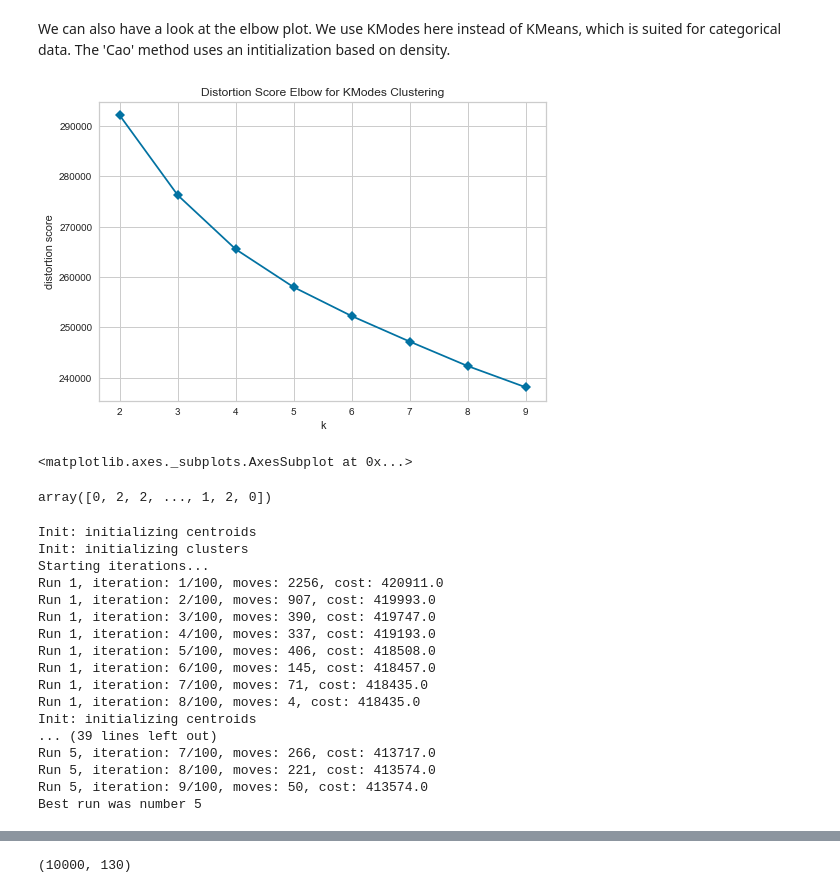
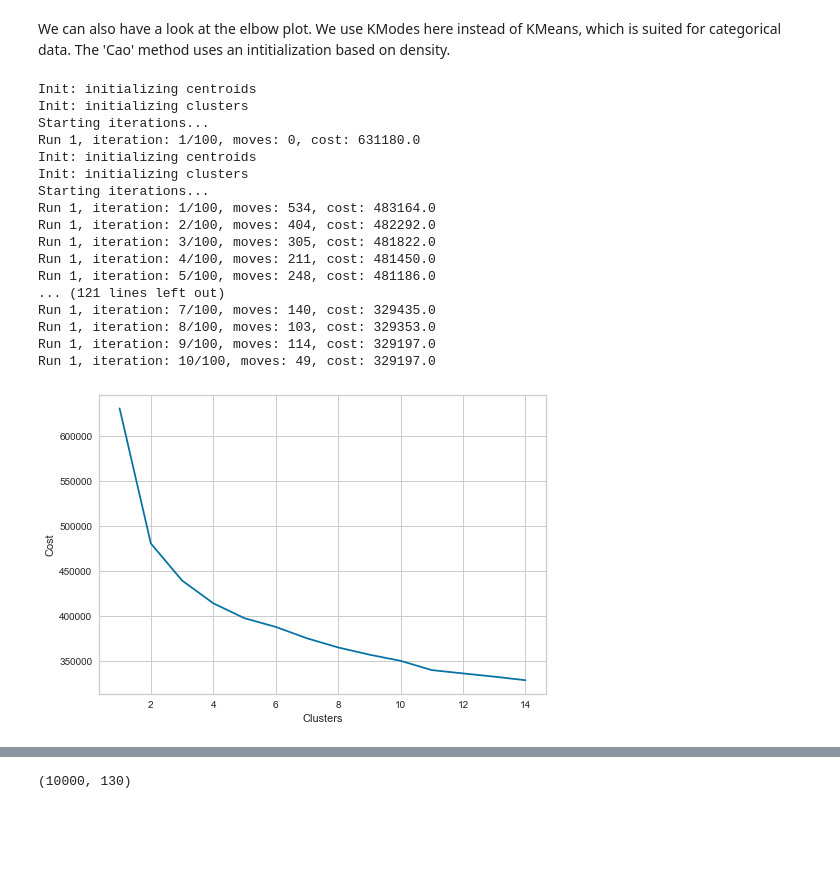
Before and after one commit to bjornite/IN-STK9000, a Jupyter notebook: Project_2/Project2-final.ipynb, the cells around one changed output, grey strips where cells are left out. Saved outputs shown, nothing was run; the diff lists cells and outputs as text; code cells hidden in the pictures; blank space fills up the shorter version.

```diff
--- a/Project_2/Project2-final.ipynb
+++ b/Project_2/Project2-final.ipynb
@@ -47,26 +49,42 @@ plt.show()
 # %% [markdown]
 We can also have a look at the elbow plot. We use KModes here instead of KMeans, which is suited for categorical data. The 'Cao' method uses an intitialization based on density.
 # %%
-from yellowbrick.cluster import KElbowVisualizer
+#model = KModes(init='Cao', n_init = 1, n_jobs=-1)
+visualizer = KElbowVisualizer(model, k=(2,15), timings = False, locate_elbow = False)
+visualizer.fit(observations)        # Fit the data to the visualizer
+visualizer.show(outpath = "Images/kelbow_kmodes.png")
 
-model = KModes(init='Cao', n_init = 1, n_jobs=-1)
-visualizer = KElbowVisualizer(model, k=(2,10), timings = False, locate_elbow = False)
-visualizer.fit(observations)        # Fit the data to the visualizer
-visualizer.show()
+#see python file
-# %% [output]
-[figure, removed]
-<matplotlib.axes._subplots.AxesSubplot at 0x...>
 # %%
 cost = []
-for num_clusters in list(range(1,10)):
+for num_clusters in list(range(1,15)):
     kmode = KModes(n_clusters=num_clusters, init = "Cao", n_init = 1, verbose=1)
     kmode.fit_predict(observations)
     cost.append(kmode.cost_)
 
 y = np.array([i for i in range(1,15,1)])
 plt.plot(y,cost)
 plt.xlabel('Clusters')
 plt.ylabel('Cost')
 plt.show()
+# %% [output]
+Init: initializing centroids
+Init: initializing clusters
+Starting iterations...
+Run 1, iteration: 1/100, moves: 0, cost: 631180.0
+Init: initializing centroids
+Init: initializing clusters
+Starting iterations...
+Run 1, iteration: 1/100, moves: 534, cost: 483164.0
+Run 1, iteration: 2/100, moves: 404, cost: 482292.0
+Run 1, iteration: 3/100, moves: 305, cost: 481822.0
+Run 1, iteration: 4/100, moves: 211, cost: 481450.0
+Run 1, iteration: 5/100, moves: 248, cost: 481186.0
+... (121 lines left out)
+Run 1, iteration: 7/100, moves: 140, cost: 329435.0
+Run 1, iteration: 8/100, moves: 103, cost: 329353.0
+Run 1, iteration: 9/100, moves: 114, cost: 329197.0
+Run 1, iteration: 10/100, moves: 49, cost: 329197.0
+[figure, added]
 # %%
 k = 4
@@ -89,28 +91,4 @@ def find_clusters(X, n_clusters, rseed = 2):
-# %%
-centers, k_clusters = find_clusters(observations, k)
-
-k_clusters
-# %% [output]
-array([0, 2, 2, ..., 1, 2, 0])
 # %%
-km = KModes(n_clusters=k, init='Huang', n_init=5, verbose=1)
+km = KModes(n_clusters=k, init='Cao', verbose=0)
 
-clusters = km.fit_predict(observations)
+clus = km.fit_predict(observations)
-# %% [output]
-Init: initializing centroids
-Init: initializing clusters
-Starting iterations...
-Run 1, iteration: 1/100, moves: 2256, cost: 420911.0
-Run 1, iteration: 2/100, moves: 907, cost: 419993.0
-Run 1, iteration: 3/100, moves: 390, cost: 419747.0
-Run 1, iteration: 4/100, moves: 337, cost: 419193.0
-Run 1, iteration: 5/100, moves: 406, cost: 418508.0
-Run 1, iteration: 6/100, moves: 145, cost: 418457.0
-Run 1, iteration: 7/100, moves: 71, cost: 418435.0
-Run 1, iteration: 8/100, moves: 4, cost: 418435.0
-Init: initializing centroids
-... (39 lines left out)
-Run 5, iteration: 7/100, moves: 266, cost: 413717.0
-Run 5, iteration: 8/100, moves: 221, cost: 413574.0
-Run 5, iteration: 9/100, moves: 50, cost: 413574.0
-Best run was number 5
```
Also changed, not shown: parts of 29 cells of this notebook, 18 other files.
